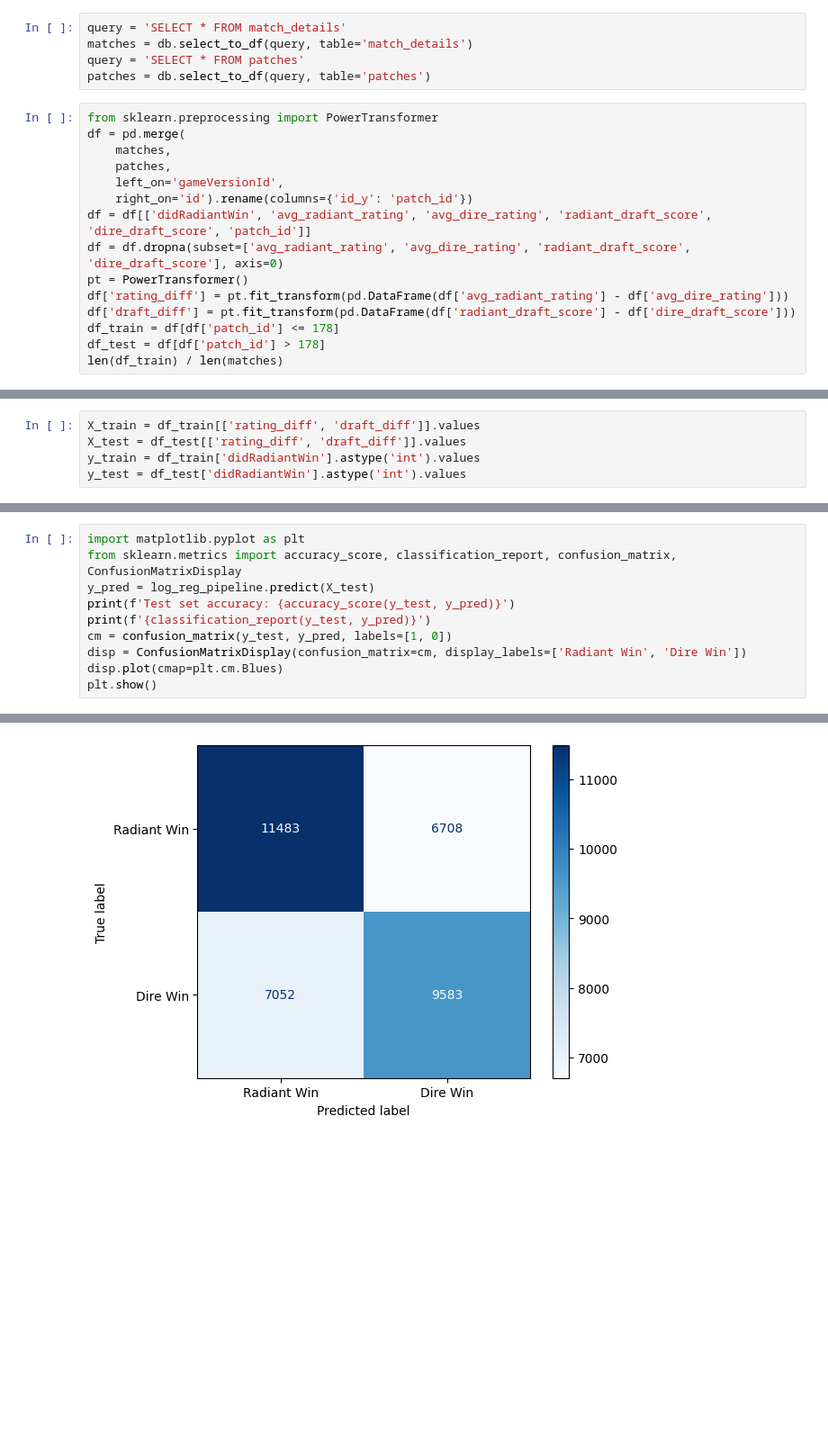
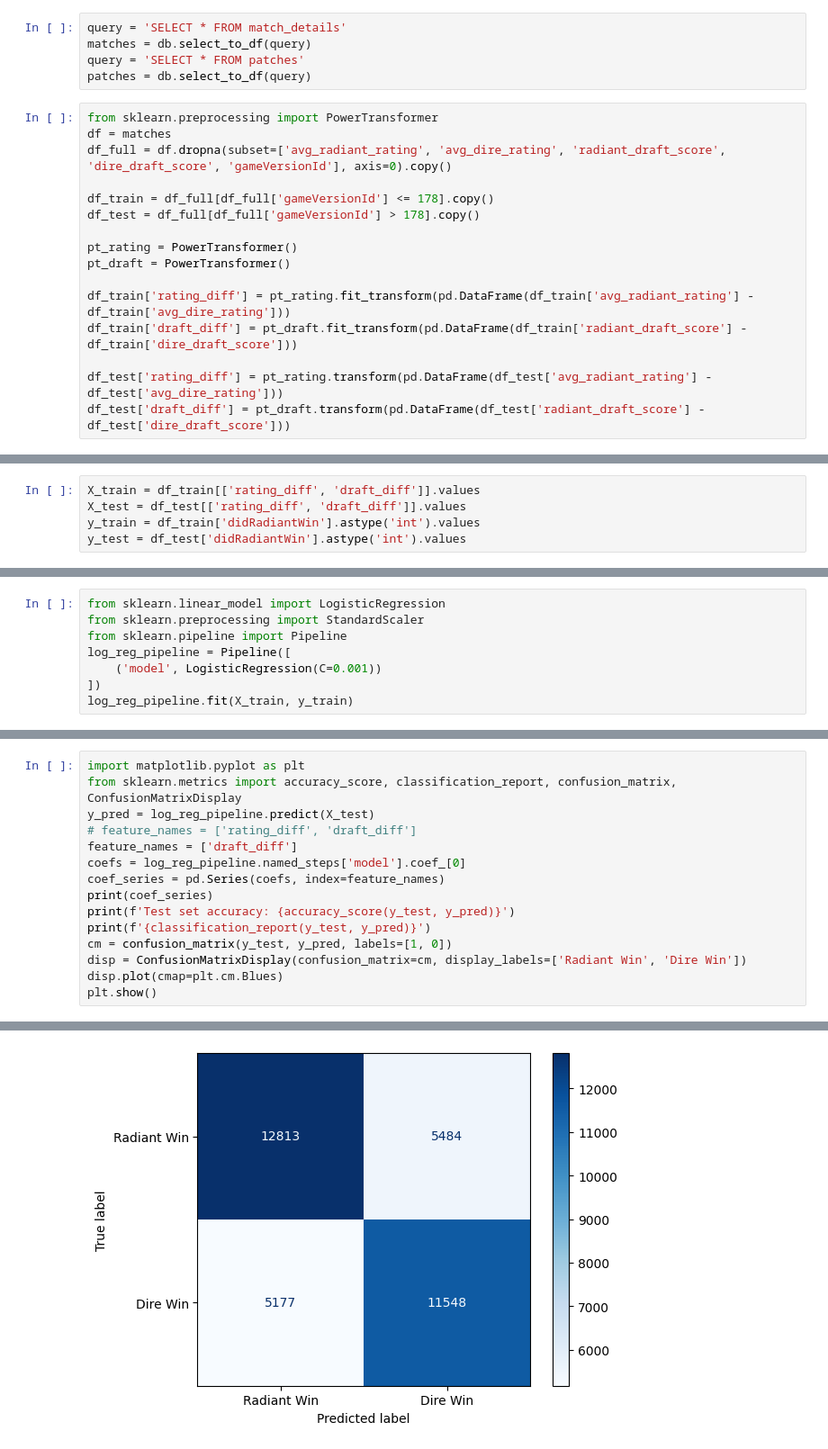
Before and after one commit to b-bige/dota-analytics, a Jupyter notebook: src/notebooks/train_model.ipynb, the cells around one changed output, grey strips where cells are left out. Shown at 90% size. Cells and saved outputs as stored; diff of their text form; blank space fills up the shorter version.

Commit message:
REFACTOR: Live match monitor refactor, working again, recalculated drafts and ratings, retrained model

```diff
--- a/src/notebooks/train_model.ipynb
+++ b/src/notebooks/train_model.ipynb
@@ -11,20 +13,21 @@ db = DotaDB()
 # %%
 query = 'SELECT * FROM match_details'
-matches = db.select_to_df(query, table='match_details')
+matches = db.select_to_df(query)
 query = 'SELECT * FROM patches'
-patches = db.select_to_df(query, table='patches')
+patches = db.select_to_df(query)
 # %%
 from sklearn.preprocessing import PowerTransformer
-df = pd.merge(
-    matches,
-    patches,
-    left_on='gameVersionId',
-    right_on='id').rename(columns={'id_y': 'patch_id'})
-df = df[['didRadiantWin', 'avg_radiant_rating', 'avg_dire_rating', 'radiant_draft_score', 'dire_draft_score', 'patch_id']]
-df = df.dropna(subset=['avg_radiant_rating', 'avg_dire_rating', 'radiant_draft_score', 'dire_draft_score'], axis=0)
-pt = PowerTransformer()
-df['rating_diff'] = pt.fit_transform(pd.DataFrame(df['avg_radiant_rating'] - df['avg_dire_rating']))
-df['draft_diff'] = pt.fit_transform(pd.DataFrame(df['radiant_draft_score'] - df['dire_draft_score']))
-df_train = df[df['patch_id'] <= 178]
-df_test = df[df['patch_id'] > 178]
-len(df_train) / len(matches)
+df = matches
+df_full = df.dropna(subset=['avg_radiant_rating', 'avg_dire_rating', 'radiant_draft_score', 'dire_draft_score', 'gameVersionId'], axis=0).copy()
+
+df_train = df_full[df_full['gameVersionId'] <= 178].copy()
+df_test = df_full[df_full['gameVersionId'] > 178].copy()
+
+pt_rating = PowerTransformer()
+pt_draft = PowerTransformer()
+
+df_train['rating_diff'] = pt_rating.fit_transform(pd.DataFrame(df_train['avg_radiant_rating'] - df_train['avg_dire_rating']))
+df_train['draft_diff'] = pt_draft.fit_transform(pd.DataFrame(df_train['radiant_draft_score'] - df_train['dire_draft_score']))
+
+df_test['rating_diff'] = pt_rating.transform(pd.DataFrame(df_test['avg_radiant_rating'] - df_test['avg_dire_rating']))
+df_test['draft_diff'] = pt_draft.transform(pd.DataFrame(df_test['radiant_draft_score'] - df_test['dire_draft_score']))
@@ -48,0 +49,8 @@ AttributeError: This 'Pipeline' has no attribute 'fit_transform'
+# %%
+from sklearn.linear_model import LogisticRegression
+from sklearn.preprocessing import StandardScaler
+from sklearn.pipeline import Pipeline
+log_reg_pipeline = Pipeline([
+    ('model', LogisticRegression(C=0.001))
+])
+log_reg_pipeline.fit(X_train, y_train)
@@ -50,6 +60,11 @@ AttributeError: This 'Pipeline' has no attribute 'fit_transform'
 import matplotlib.pyplot as plt
 from sklearn.metrics import accuracy_score, classification_report, confusion_matrix, ConfusionMatrixDisplay
 y_pred = log_reg_pipeline.predict(X_test)
+# feature_names = ['rating_diff', 'draft_diff']
+feature_names = ['draft_diff']
+coefs = log_reg_pipeline.named_steps['model'].coef_[0]
+coef_series = pd.Series(coefs, index=feature_names)
+print(coef_series)
 print(f'Test set accuracy: {accuracy_score(y_test, y_pred)}')
 print(f'{classification_report(y_test, y_pred)}')
 cm = confusion_matrix(y_test, y_pred, labels=[1, 0])
@@ -69 +86 @@ weighted avg       0.60      0.60      0.60     34826
-[figure, old version]
+[figure, new version]
```
Also changed, not shown: parts of 11 cells of this notebook, 29 other files.
